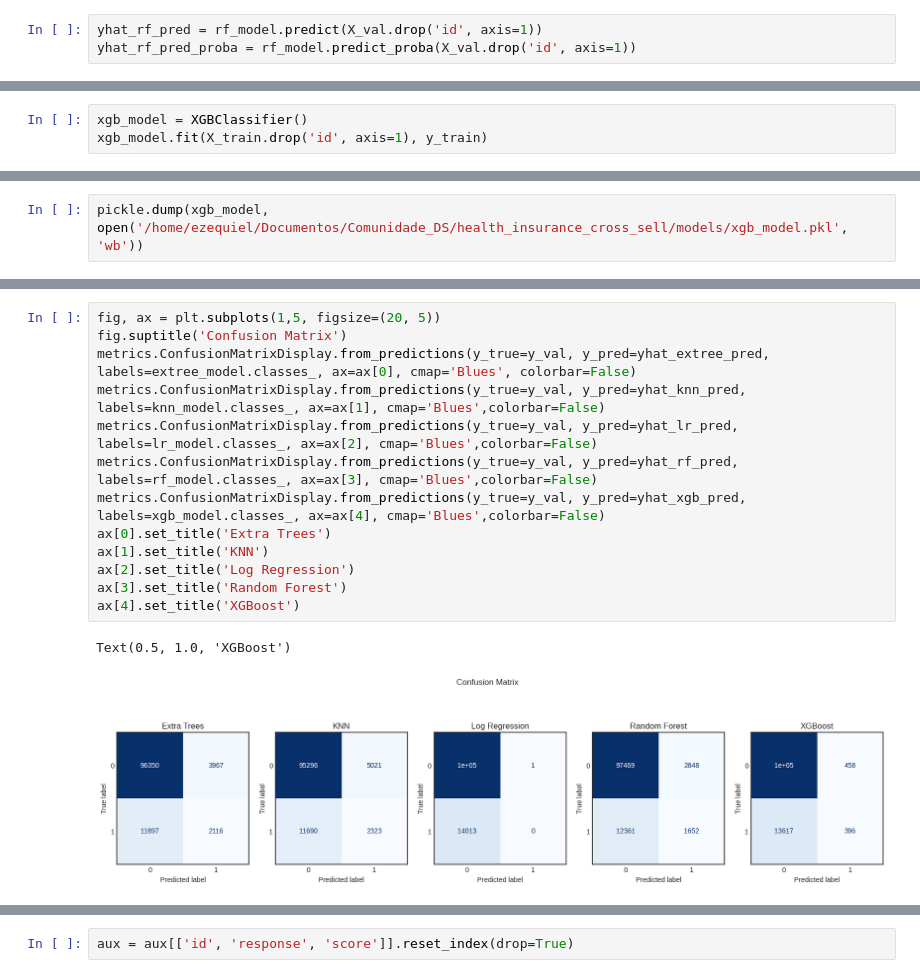
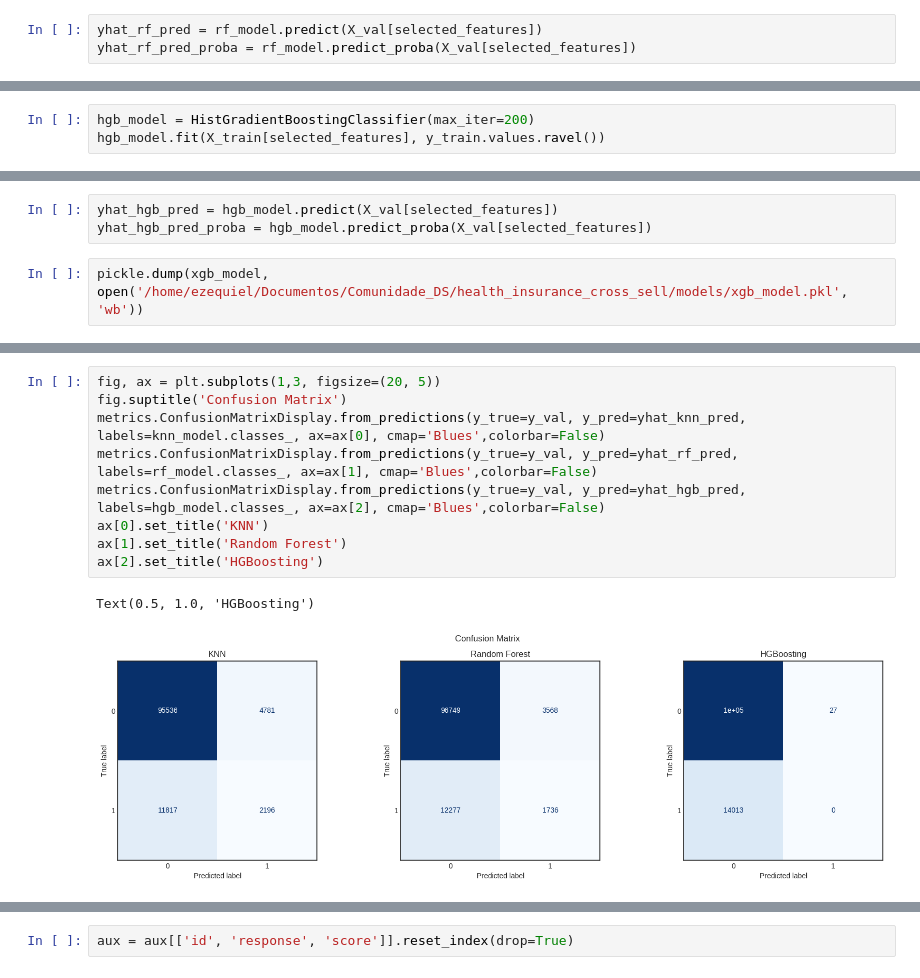
Before and after one commit to ezequielpf/health_insurance_cross_sell, a Jupyter notebook: notebooks/1.0.epf_health_insurance_cross_sell.ipynb, the cells around one changed output, grey strips where cells are left out. Cells and saved outputs as stored; diff of their text form.

Commit message:
metrics at K

```diff
--- a/notebooks/1.0.epf_health_insurance_cross_sell.ipynb
+++ b/notebooks/1.0.epf_health_insurance_cross_sell.ipynb
@@ -1011,8 +975,8 @@ RandomForestClassifier(n_jobs=-1)
 # %%
 pickle.dump(rf_model, open('/home/ezequiel/Documentos/Comunidade_DS/health_insurance_cross_sell/models/rf_model.pkl', 'wb'))
 # %%
-yhat_rf_pred = rf_model.predict(X_val.drop('id', axis=1))
-yhat_rf_pred_proba = rf_model.predict_proba(X_val.drop('id', axis=1))
+yhat_rf_pred = rf_model.predict(X_val[selected_features])
+yhat_rf_pred_proba = rf_model.predict_proba(X_val[selected_features])
 # %%
 report_rf = report_classifier(estimator=rf_model, X=X_val[selected_features], y=y_val)
 report_rf
@@ -1028,3 +1001,0 @@ report_rf
-# %%
-xgb_model = XGBClassifier()
-xgb_model.fit(X_train.drop('id', axis=1), y_train)
@@ -1042,0 +1002,3 @@ XGBClassifier(base_score=None, booster=None, callbacks=None,
+# %%
+hgb_model = HistGradientBoostingClassifier(max_iter=200)
+hgb_model.fit(X_train[selected_features], y_train.values.ravel())
@@ -1043,2 +1007,5 @@ XGBClassifier(base_score=None, booster=None, callbacks=None,
+# %%
+yhat_hgb_pred = hgb_model.predict(X_val[selected_features])
+yhat_hgb_pred_proba = hgb_model.predict_proba(X_val[selected_features])
 # %%
 pickle.dump(xgb_model, open('/home/ezequiel/Documentos/Comunidade_DS/health_insurance_cross_sell/models/xgb_model.pkl', 'wb'))
@@ -1105,16 +1063,12 @@ ax[0].set_ylim(0.5, 3)
 # %%
-fig, ax = plt.subplots(1,5, figsize=(20, 5))
+fig, ax = plt.subplots(1,3, figsize=(20, 5))
 fig.suptitle('Confusion Matrix')
-metrics.ConfusionMatrixDisplay.from_predictions(y_true=y_val, y_pred=yhat_extree_pred, labels=extree_model.classes_, ax=ax[0], cmap='Blues', colorbar=False)
-metrics.ConfusionMatrixDisplay.from_predictions(y_true=y_val, y_pred=yhat_knn_pred, labels=knn_model.classes_, ax=ax[1], cmap='Blues',colorbar=False)
-metrics.ConfusionMatrixDisplay.from_predictions(y_true=y_val, y_pred=yhat_lr_pred, labels=lr_model.classes_, ax=ax[2], cmap='Blues',colorbar=False)
-metrics.ConfusionMatrixDisplay.from_predictions(y_true=y_val, y_pred=yhat_rf_pred, labels=rf_model.classes_, ax=ax[3], cmap='Blues',colorbar=False)
-metrics.ConfusionMatrixDisplay.from_predictions(y_true=y_val, y_pred=yhat_xgb_pred, labels=xgb_model.classes_, ax=ax[4], cmap='Blues',colorbar=False)
-ax[0].set_title('Extra Trees')
-ax[1].set_title('KNN')
-ax[2].set_title('Log Regression')
-ax[3].set_title('Random Forest')
-ax[4].set_title('XGBoost')
+metrics.ConfusionMatrixDisplay.from_predictions(y_true=y_val, y_pred=yhat_knn_pred, labels=knn_model.classes_, ax=ax[0], cmap='Blues',colorbar=False)
+metrics.ConfusionMatrixDisplay.from_predictions(y_true=y_val, y_pred=yhat_rf_pred, labels=rf_model.classes_, ax=ax[1], cmap='Blues',colorbar=False)
+metrics.ConfusionMatrixDisplay.from_predictions(y_true=y_val, y_pred=yhat_hgb_pred, labels=hgb_model.classes_, ax=ax[2], cmap='Blues',colorbar=False)
+ax[0].set_title('KNN')
+ax[1].set_title('Random Forest')
+ax[2].set_title('HGBoosting')
 # %% [output]
-Text(0.5, 1.0, 'XGBoost')
+Text(0.5, 1.0, 'HGBoosting')
-[figure, old version]
+[figure, new version]
```
Also changed, not shown: parts of 102 cells of this notebook.
